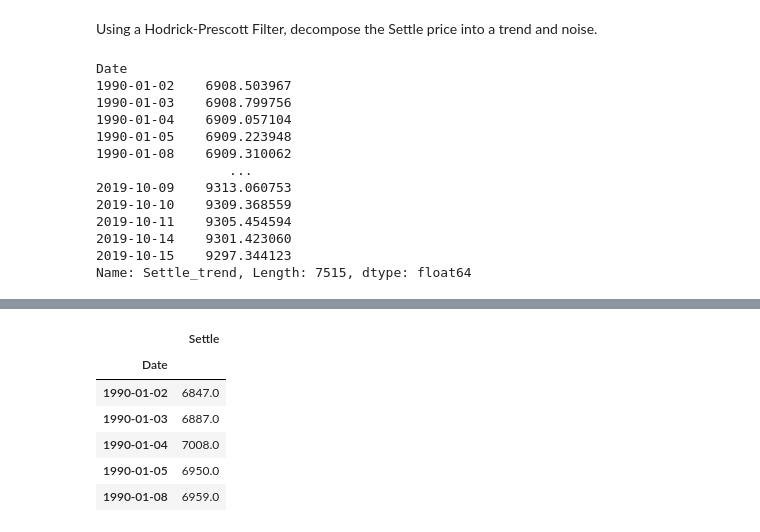
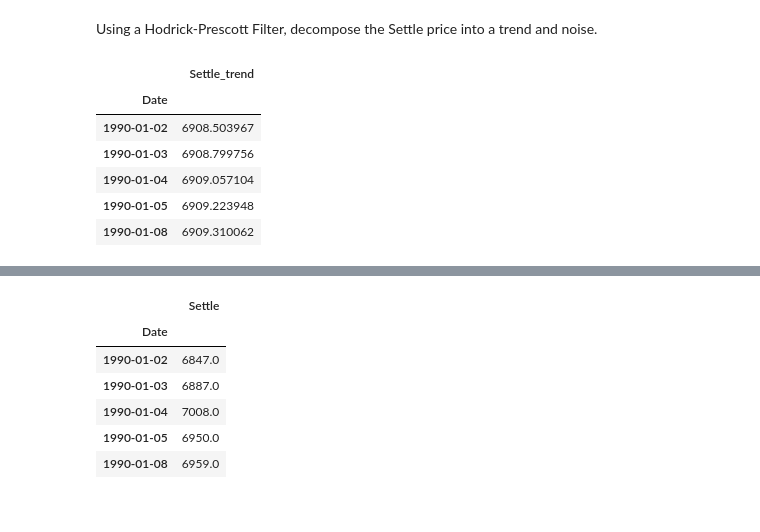
Before and after one commit to Caresir/Time-Series, a Jupyter notebook: time_series_analysis.ipynb, the cells around one changed output, grey strips where cells are left out. Cells and saved outputs as stored; diff of their text form; code cells hidden in the pictures.

Commit message:
Created df for noise and trend

```diff
--- a/time_series_analysis.ipynb
+++ b/time_series_analysis.ipynb
@@ -57,19 +57,14 @@ import statsmodels.api as sm
 
 # Apply the Hodrick-Prescott Filter by decomposing the "Settle" price into two separate series:
 ts_noise, ts_trend = sm.tsa.filters.hpfilter(yen_futures['Settle'])
-# %%
-ts_trend
-# %% [output]
-Date
-1990-01-02    6908.503967
-1990-01-03    6908.799756
-1990-01-04    6909.057104
-1990-01-05    6909.223948
-1990-01-08    6909.310062
-                 ...
-2019-10-09    9313.060753
-2019-10-10    9309.368559
-2019-10-11    9305.454594
-2019-10-14    9301.423060
-2019-10-15    9297.344123
-Name: Settle_trend, Length: 7515, dtype: float64
+# %%
+trend = pd.DataFrame(data = ts_trend)
+trend.head()
+# %% [output]
+|  | Settle_trend |
+| Date |  |
+| 1990-01-02 | 6908.503967 |
+| 1990-01-03 | 6908.799756 |
+| 1990-01-04 | 6909.057104 |
+| 1990-01-05 | 6909.223948 |
+| 1990-01-08 | 6909.310062 |
```
Also changed, not shown: parts of 1 cell of this notebook.
